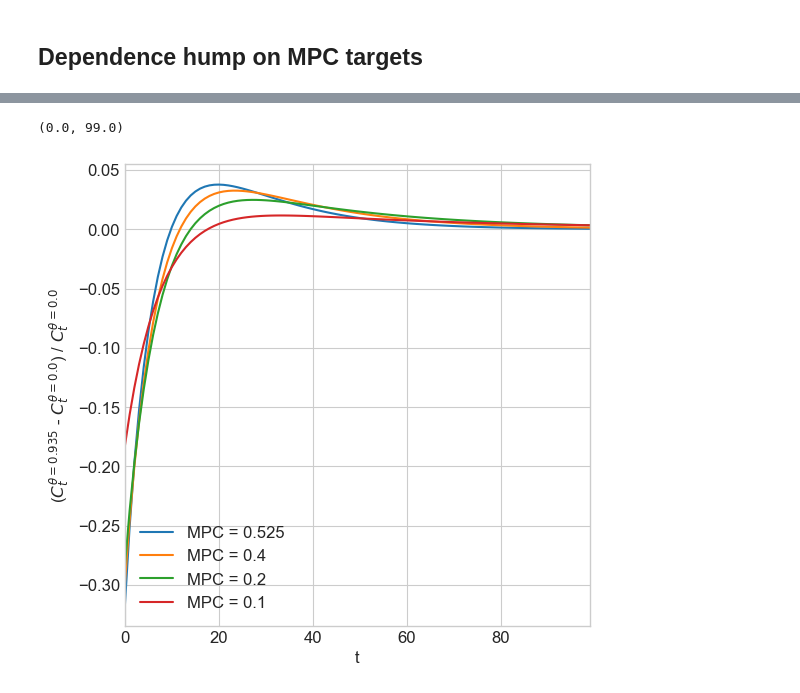
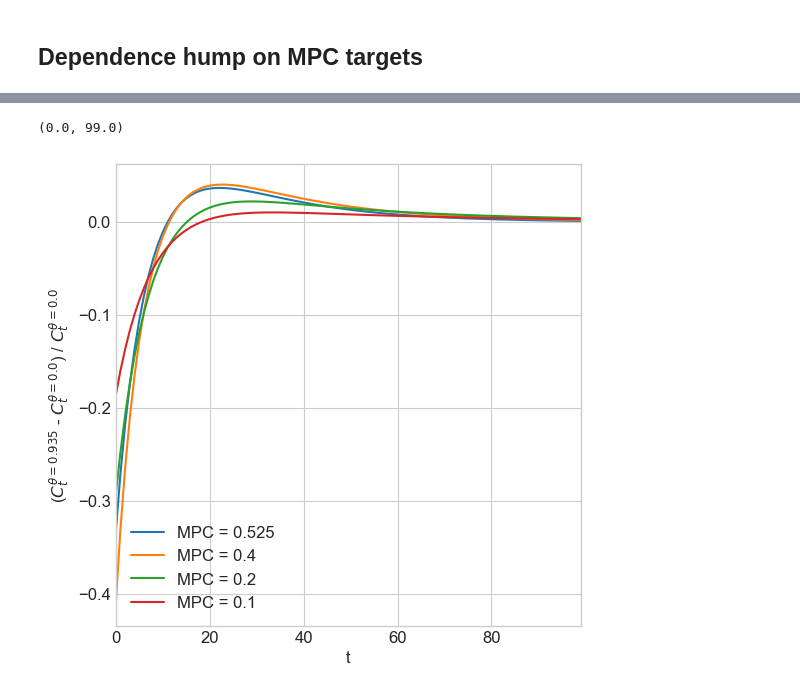
Before and after one commit to YanWin/StickyInformationHANK, a Jupyter notebook: notebooks/Replication_Notebooks/MPC_iMPC_matching.ipynb, the cells around one changed output, grey strips where cells are left out. Drawn from its saved outputs; the diff is of its cells as text; code cells hidden in the pictures.

```diff
--- a/notebooks/Replication_Notebooks/MPC_iMPC_matching.ipynb
+++ b/notebooks/Replication_Notebooks/MPC_iMPC_matching.ipynb
@@ -26,8 +26,9 @@ Analysis about the interaction of sticky information and the consumption respons
 
 (a) Maybe partial equilibrium decomposition first?
 # %%
-model = HAsimpleModel.HAsimpleModelClass()
+model = HAsimpleModel.HAsimpleModelClass(par={'beta_mean': 0.9923})
 model.find_ss()
 model._compute_jac_hh()
+print(f'beta: {model.par.beta_mean}')
 print(f'annualized beta: {model.par.beta_mean**4}')
 # %% [output]
@@ -35,3 +37,6 @@ annualized beta: 0.9507631773890396
+# %%
+ss = model.ss
+par = model.par
 # %% [markdown]
 # Comparison to estimates from Fagereng et al. (2021)
 iMPCs play an important role in the transmission of fiscal policy. The sticky information hereby affects the iMPCs to future income shocks, but leave the response to a shock in period 0 unaffected.
@@ -54,0 +71,10 @@ Text(0.5, 0, 'years')
+# %%
+MPCs_data = [0.525, 0.175, 0.10, 0.045, 0.03, 0.025]
+MPCs_model = [
+    np.sum([model.jac_hh[('C_hh', 'y')][(t*4 + i), 0] / (1 + ss.r) ** (t*4 + i) for i in range(4)])
+    for t in [0,1,2,3,4,5]
+]
+MPCs_model_ey = [
+    np.sum([model.jac_hh[('C_hh', 'ey')][(t*4 + i), 0] / (1 + ss.r) ** (t*4 + i) for i in range(4)])
+    for t in [0,1,2,3,4,5]
+]
@@ -709,7 +786,7 @@ fig = plt.figure()
 ax = fig.add_subplot()
 ax.scatter(np.arange(6), MPCs_data, label='Data')
 for m in model_list:
-    MPCs_model = [m.jac_hh[('C_hh', 'y')][0, (t * 4):(t * 4) + 4].sum() for t in [0, 1, 2, 3, 4, 5, 6, 7, 8, 9, 10]]
+    MPCs_model = [m.jac_hh[('C_hh', 'ey')][0, (t * 4):(t * 4) + 4].sum() for t in [0, 1, 2, 3, 4, 5, 6, 7, 8, 9, 10]]
     label = 'MPC = '+str(m.par.MPC_target)
     label_list.append(label)
     ax.plot(np.arange(11), MPCs_model, label=label)
@@ -745,27 +822,27 @@ plt.ylim(ymin=0.0)
 # %%
 max_T = 100
 fig, ax = plt.subplots(nrows=1, ncols=1, figsize=(6 * 1, 6 * 1), dpi=100)
 for i_m, m in enumerate(model_list):
     ss_value = m.ss.__dict__['y']
     shock_series =  0.01*ss_value*0.95**np.arange(m.par.T)
 
-    jac = m.jac_hh[('C_hh', 'y')].copy()
+    jac = m.jac_hh[('C_hh', 'ey')].copy()
     IRF_abs_no_sticky = jac @ shock_series
-    IRF_perc_no_sticky = (IRF_abs_no_sticky / ss_value) * 100
+    # IRF_perc_no_sticky = (IRF_abs_no_sticky / ss_value) * 100
 
-    jac = model_list_sticky[i_m].jac_hh[('C_hh', 'y')].copy()
+    jac = model_list_sticky[i_m].jac_hh[('C_hh', 'ey')].copy()
     IRF_abs_sticky = jac @ shock_series
-    IRF_perc_sticky = (IRF_abs_sticky / ss_value) * 100
+    # IRF_perc_sticky = (IRF_abs_sticky / ss_value) * 100
 
     IRF_perc = (IRF_abs_sticky - IRF_abs_no_sticky) / (IRF_abs_no_sticky + ss_value) * 100
 
     ax.plot(np.arange(max_T), IRF_perc[:max_T], label=label_list[i_m], linestyle='-')
 
 ax.legend()
 ax.set_ylabel('($C_t^{\\theta=0.935}$ - $C_t^{\\theta=0.0}$) / $C_t^{\\theta=0.0}$')
 ax.set_xlabel('t')
 plt.xlim(xmin=0.0, xmax=max_T-1)
 # plt.ylim(ymin=0.0)
 # %% [output]
 (0.0, 99.0)
-[figure, old version]
+[figure, new version]
```
Also changed, not shown: parts of 27 cells of this notebook, 11 other files.
